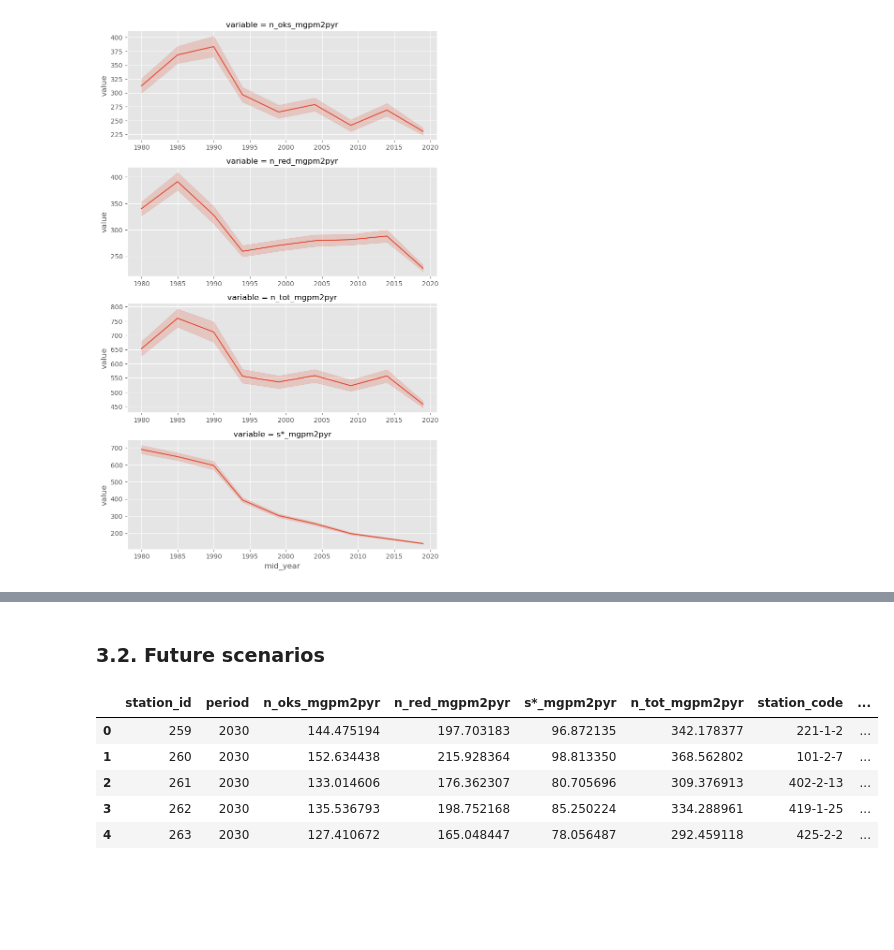
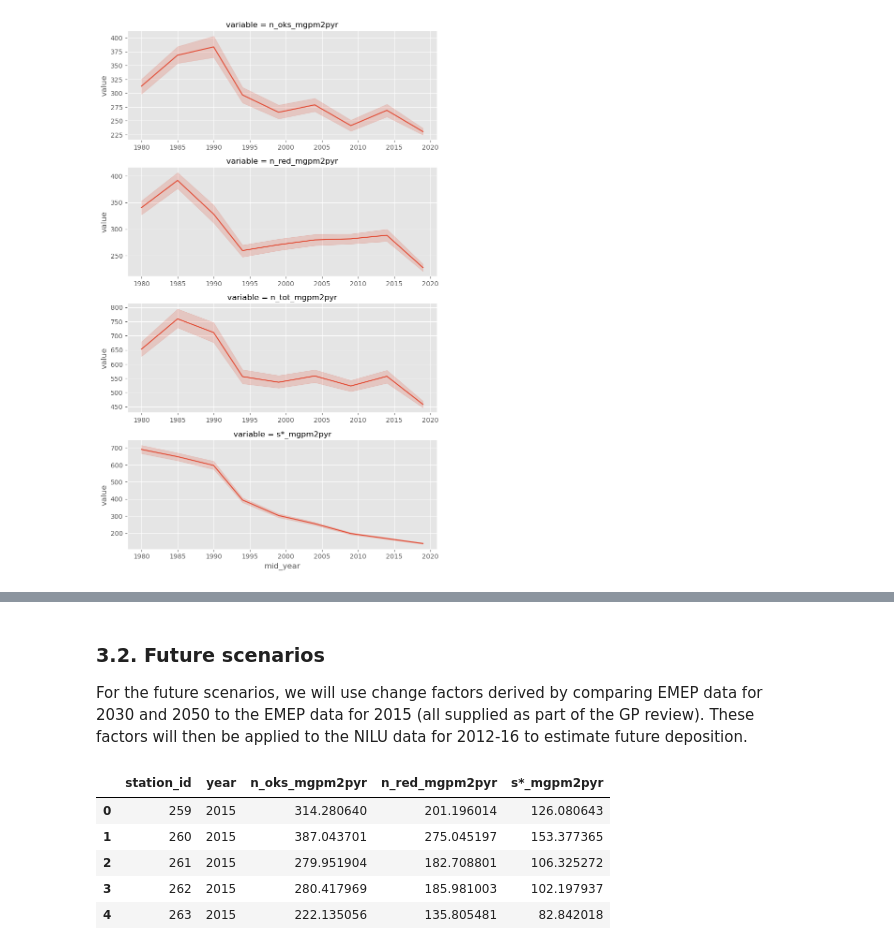
Before and after one commit to NIVANorge/1k_lakes_magic_model_dep, a Jupyter notebook: notebooks/extract_nilu_dep_blr_1000_lakes.ipynb, the cells around one changed output, grey strips where cells are left out. Saved outputs shown, nothing was run; the diff lists cells and outputs as text; code cells hidden in the pictures; blank space fills up the shorter version.

```diff
--- a/notebooks/extract_nilu_dep_blr_1000_lakes.ipynb
+++ b/notebooks/extract_nilu_dep_blr_1000_lakes.ipynb
@@ -70,7 +68,7 @@ for series_id, series_data in series_dict.items():
 
     # Get spatial grid
     sql = text(f"SELECT * FROM deposition.dep_grid_{grid}")
-    grid_gdf = gpd.read_postgis(sql, cl_eng).to_crs("epsg:25833")
+    grid_gdf = gpd.read_postgis(sql, eng).to_crs("epsg:25833")
 
     # Read dep data
     sql = (
@@ -88,7 +86,7 @@ for series_id, series_data in series_dict.items():
     if grid == "emep":
         sql += " AND veg_class_id = 1"
     sql = text(sql)
-    dep_df = pd.read_sql(sql, cl_eng, params={"series_id": series_id})
+    dep_df = pd.read_sql(sql, eng, params={"series_id": series_id})
     dep_df["par_unit"] = dep_df["name"] + "_" + dep_df["unit"]
     del dep_df["name"], dep_df["unit"], dep_df["series_id"]
     dep_df.set_index(["cell_id", "par_unit"], inplace=True)
@@ -108,7 +106,7 @@ for series_id, series_data in series_dict.items():
 
     # Join to BLR grid
     dep_gdf = grid_gdf.merge(dep_df, how="inner", on="cell_id").copy()
-    dep_gdf.dropna(how='any', inplace=True)
+    dep_gdf.dropna(how="any", inplace=True)
 
     # Spatial join. Using 'within' fails for 7 stations that are slightly outside the
     # BLR grid. Using 'sjoin_nearest' patches with the closest values
@@ -315,4 +297,4 @@ Data variables: (12/49)
 # %%
-# Load data from URL into memory to improve performance later
-ds = ds.load()
+# # Load data from URL into memory to improve performance later
+# ds = ds.load()
 # %%
@@ -355,68 +330,46 @@ emep_df.head()
 # %% [markdown]
 ### 3.2. Future scenarios
+
+For the future scenarios, we will use change factors derived by comparing EMEP data for 2030 and 2050 to the EMEP data for 2015 (all supplied as part of the GP review). These factors will then be applied to the NILU data for 2012-16 to estimate future deposition.
 # %%
 scenario = "Baseline"  # 'Baseline', 'MFR' or 'Diet_low'
+par_dict = {
+    "DEP_OXN": "n_oks_mgpm2pyr",
+    "DEP_RDN": "n_red_mgpm2pyr",
+    "DEP_SOX": "s*_mgpm2pyr",
+}
 # %%
+# Process EMEP scenarios
+stn_df = stn_gdf.drop("geom", axis="columns")
+stn_ds = stn_df.set_index("station_id").to_xarray()
+
 df_list = []
-for year in [2030, 2050]:
-    fpath = f"/home/jovyan/shared/icp_waters/deposition_data/gp_review_scenarios/EMEP01_rv4.45_met2015_emis{year}_{scenario}_v1C_CCE-ICPwaters.nc"
+for year in [2015, 2030, 2050]:
+    fpath = f"/home/jovyan/shared/common/icp_waters/deposition_data/gp_review_scenarios/EMEP01_rv4.45_met2015_emis{year}_{scenario}_v1C_CCE-ICPwaters.nc"
     ds = xr.open_dataset(fpath)
     ds = calculate_dep_totals(ds)
     scen_df = (
-        ds[par_list]
+        ds[par_dict.keys()]
         .sel(lat=stn_ds["latitude"], lon=stn_ds["longitude"], method="nearest")
         .to_dataframe()
         .reset_index()
     )
-    scen_df["year"] = str(year)
-    scen_df = scen_df[["station_id", "year"] + par_list]
+    scen_df["year"] = year
+    scen_df = scen_df[["station_id", "year"] + list(par_dict.keys())]
     scen_df.rename(
-        {
-            "DEP_OXN": "n_oks_mgpm2pyr",
-            "DEP_RDN": "n_red_mgpm2pyr",
-            "DEP_SOX": "s*_mgpm2pyr",
-        },
+        par_dict,
         inplace=True,
         axis="columns",
     )
     df_list.append(scen_df.set_index(["station_id", "year"]))
 
 scen_df = pd.concat(df_list, axis="rows").reset_index()
 
-# Join EMEP and NILU historic data
-scen_df = pd.merge(
-    scen_df, emep_df, on="station_id", how="left", suffixes=("_emep_scen", "_emep_base")
-)
-nilu_df = df.query("period == '2017-2021'")[
-    ["station_id", "n_oks_mgpm2pyr", "n_red_mgpm2pyr", "s*_mgpm2pyr"]
-]
-scen_df = pd.merge(scen_df, nilu_df, on="station_id", how="left")
-
-# Calculate changes relative to NILU baseline
-for par in ["n_oks_mgpm2pyr", "n_red_mgpm2pyr", "s*_mgpm2pyr"]:
-    scen_df[par] = (
-        scen_df[par] * scen_df[par + "_emep_scen"] / scen_df[par + "_emep_base"]
-    )
-    del scen_df[par + "_emep_scen"], scen_df[par + "_emep_base"]
-del scen_df["year_emep_base"]
-
-scen_df["n_tot_mgpm2pyr"] = scen_df["n_oks_mgpm2pyr"] + scen_df["n_red_mgpm2pyr"]
-
-scen_df.rename(
-    {
-        "year_emep_scen": "period",
-    },
-    inplace=True,
-    axis="columns",
-)
-
-scen_df = pd.merge(scen_df, stn_df, on="station_id", how="left")
-
 scen_df.head()
 # %% [output]
-|  | station_id | period | n_oks_mgpm2pyr | n_red_mgpm2pyr | s*_mgpm2pyr | n_tot_mgpm2pyr | station_code | ... |
-| 0 | 259 | 2030 | 144.475194 | 197.703183 | 96.872135 | 342.178377 | 221-1-2 | ... |
-| 1 | 260 | 2030 | 152.634438 | 215.928364 | 98.813350 | 368.562802 | 101-2-7 | ... |
-| 2 | 261 | 2030 | 133.014606 | 176.362307 | 80.705696 | 309.376913 | 402-2-13 | ... |
-| 3 | 262 | 2030 | 135.536793 | 198.752168 | 85.250224 | 334.288961 | 419-1-25 | ... |
-| 4 | 263 | 2030 | 127.410672 | 165.048447 | 78.056487 | 292.459118 | 425-2-2 | ... |
+|  | station_id | year | n_oks_mgpm2pyr | n_red_mgpm2pyr | s*_mgpm2pyr |
+| 0 | 259 | 2015 | 314.280640 | 201.196014 | 126.080643 |
+| 1 | 260 | 2015 | 387.043701 | 275.045197 | 153.377365 |
+| 2 | 261 | 2015 | 279.951904 | 182.708801 | 106.325272 |
+| 3 | 262 | 2015 | 280.417969 | 185.981003 | 102.197937 |
+| 4 | 263 | 2015 | 222.135056 | 135.805481 | 82.842018 |
```
Also changed, not shown: parts of 12 cells of this notebook, 5 other files.
